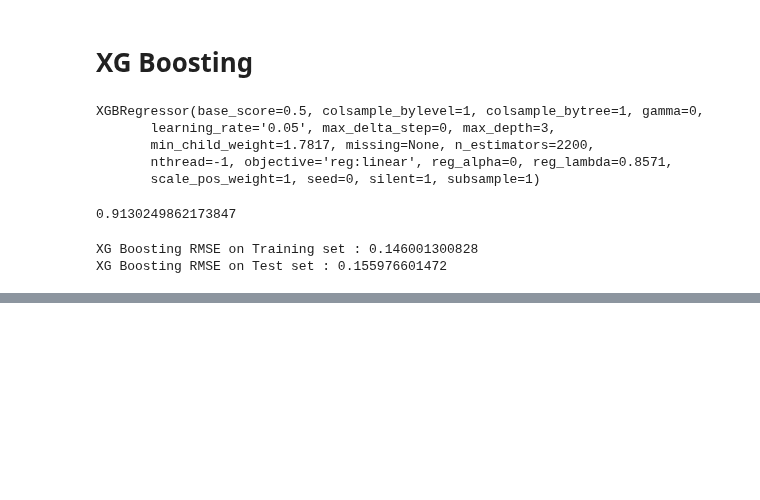
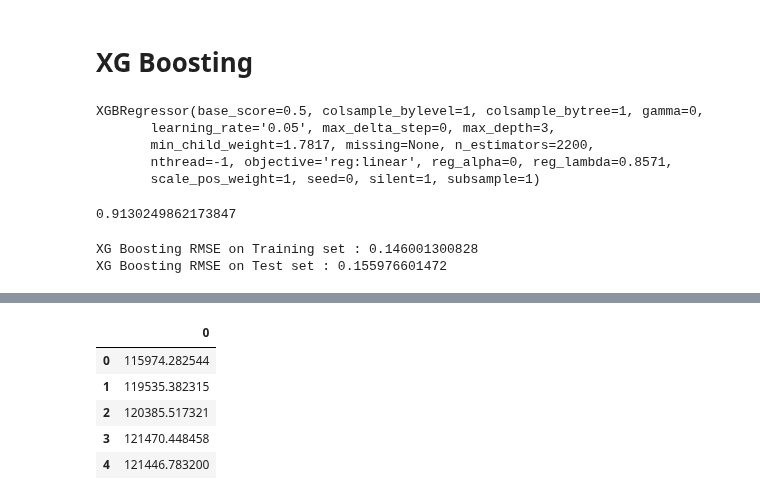
Before and after one commit to Andrew-Carl/House-Prices-Advanced-Regression-Techniques, a Jupyter notebook: Regression Models.ipynb, the cells around one changed output, grey strips where cells are left out. Cells and saved outputs as stored; diff of their text form; code cells hidden in the pictures; blank space fills up the shorter version.

```diff
--- a/Regression Models.ipynb
+++ b/Regression Models.ipynb
@@ -475,0 +608,9 @@ XG Boosting RMSE on Test set : 0.155976601472
+# %%
+preds.head()
+# %% [output]
+|  | 0 |
+| 0 | 115974.282544 |
+| 1 | 119535.382315 |
+| 2 | 120385.517321 |
+| 3 | 121470.448458 |
+| 4 | 121446.783200 |
```
Also changed, not shown: parts of 32 cells of this notebook.
